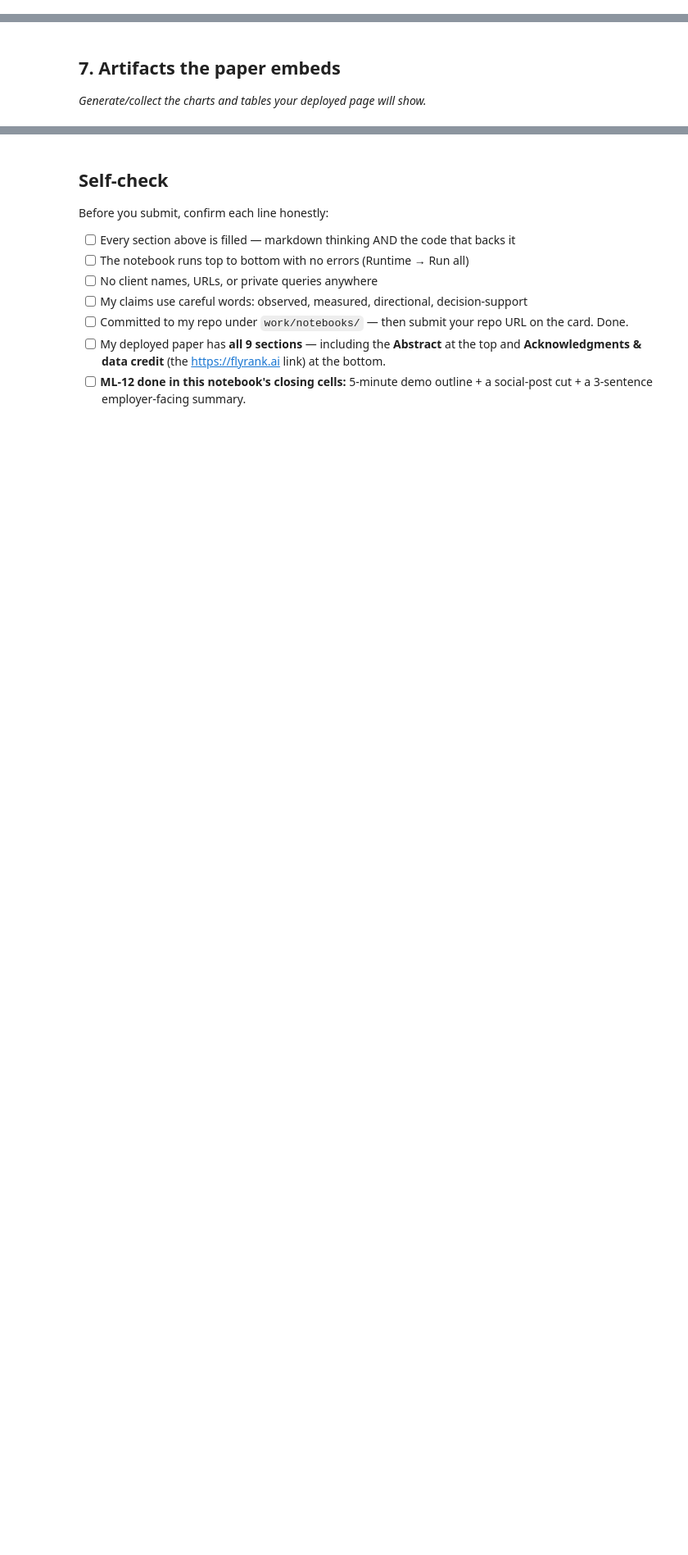
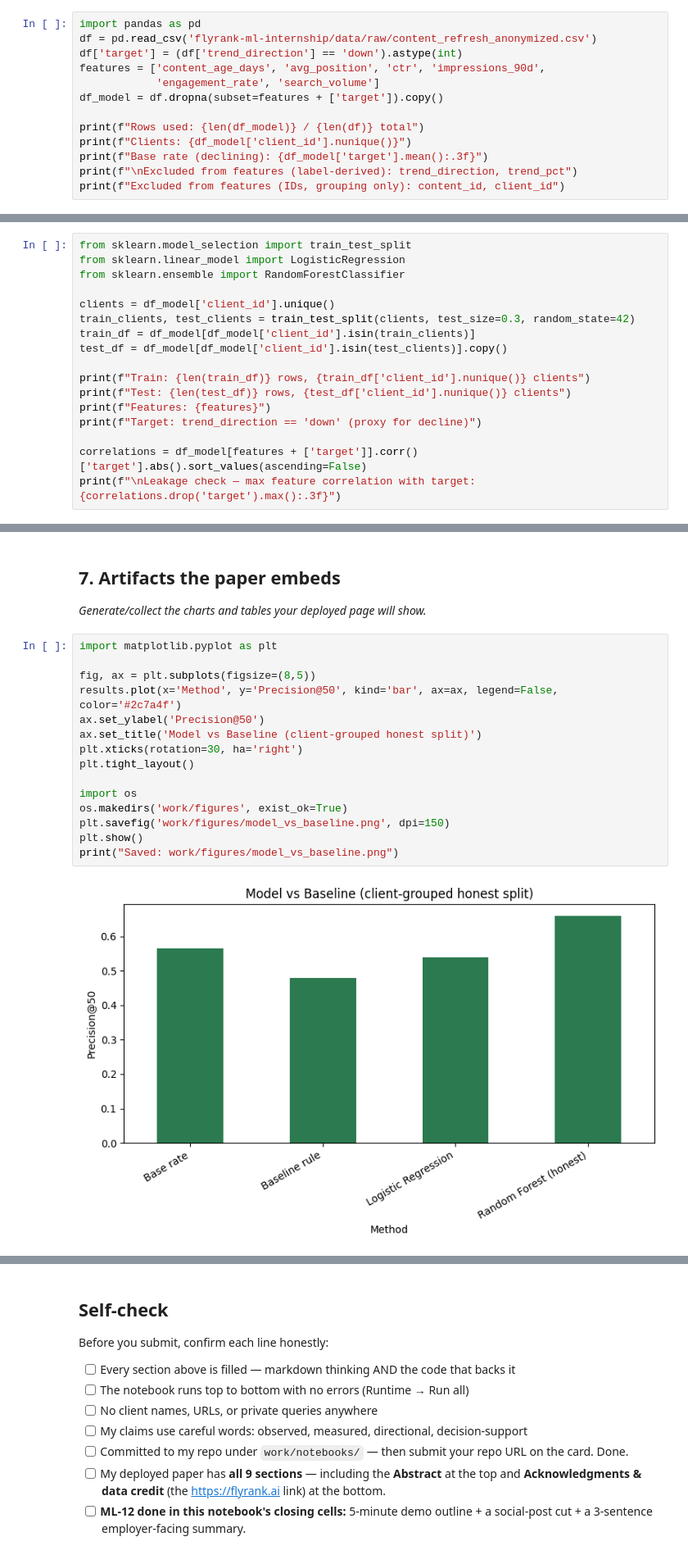
Before and after one commit to Hussainhhgh/flyrank-ml-internship, a Jupyter notebook: work/notebooks/capstone.ipynb, the cells around one changed output, grey strips where cells are left out. Shown at 82% size. Cells and saved outputs as stored; diff of their text form; blank space fills up the shorter version.

```diff
--- a/work/notebooks/capstone.ipynb
+++ b/work/notebooks/capstone.ipynb
@@ -14,3 +29,16 @@ This skeleton is yours to fill. Work the sections **in order** — each one has
 ## 2. Data
 
 *Which release, which tables, date windows, what you excluded and why. Public-safe.*
+# %%
+import pandas as pd
+df = pd.read_csv('flyrank-ml-internship/data/raw/content_refresh_anonymized.csv')
+df['target'] = (df['trend_direction'] == 'down').astype(int)
+features = ['content_age_days', 'avg_position', 'ctr', 'impressions_90d',
+            'engagement_rate', 'search_volume']
+df_model = df.dropna(subset=features + ['target']).copy()
+
+print(f"Rows used: {len(df_model)} / {len(df)} total")
+print(f"Clients: {df_model['client_id'].nunique()}")
+print(f"Base rate (declining): {df_model['target'].mean():.3f}")
+print(f"\nExcluded from features (label-derived): trend_direction, trend_pct")
+print(f"Excluded from features (IDs, grouping only): content_id, client_id")
@@ -18,3 +53,20 @@ This skeleton is yours to fill. Work the sections **in order** — each one has
 ## 3. Methodology
 
 *Assumptions, features, label definition, baseline, validation design, leakage checks.*
+# %%
+from sklearn.model_selection import train_test_split
+from sklearn.linear_model import LogisticRegression
+from sklearn.ensemble import RandomForestClassifier
+
+clients = df_model['client_id'].unique()
+train_clients, test_clients = train_test_split(clients, test_size=0.3, random_state=42)
+train_df = df_model[df_model['client_id'].isin(train_clients)]
+test_df = df_model[df_model['client_id'].isin(test_clients)].copy()
+
+print(f"Train: {len(train_df)} rows, {train_df['client_id'].nunique()} clients")
+print(f"Test: {len(test_df)} rows, {test_df['client_id'].nunique()} clients")
+print(f"Features: {features}")
+print(f"Target: trend_direction == 'down' (proxy for decline)")
+
+correlations = df_model[features + ['target']].corr()['target'].abs().sort_values(ascending=False)
+print(f"\nLeakage check — max feature correlation with target: {correlations.drop('target').max():.3f}")
@@ -34,3 +171,20 @@ This skeleton is yours to fill. Work the sections **in order** — each one has
 ## 7. Artifacts the paper embeds
 
 *Generate/collect the charts and tables your deployed page will show.*
+# %%
+import matplotlib.pyplot as plt
+
+fig, ax = plt.subplots(figsize=(8,5))
+results.plot(x='Method', y='Precision@50', kind='bar', ax=ax, legend=False, color='#2c7a4f')
+ax.set_ylabel('Precision@50')
+ax.set_title('Model vs Baseline (client-grouped honest split)')
+plt.xticks(rotation=30, ha='right')
+plt.tight_layout()
+
+import os
+os.makedirs('work/figures', exist_ok=True)
+plt.savefig('work/figures/model_vs_baseline.png', dpi=150)
+plt.show()
+print("Saved: work/figures/model_vs_baseline.png")
+# %% [output]
+[figure, added]
```
Also changed, not shown: parts of 10 cells of this notebook.
